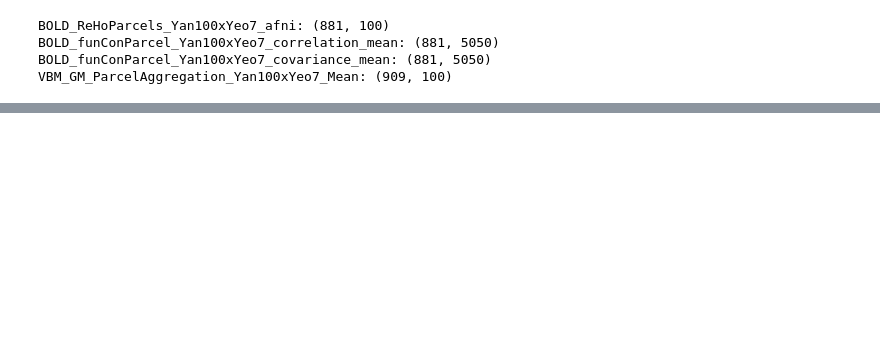
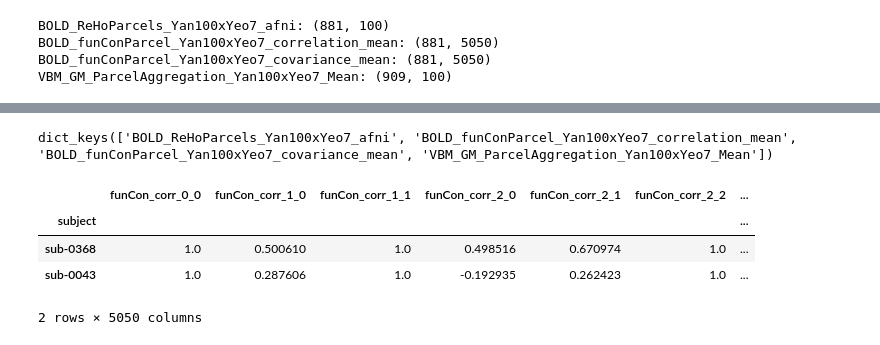
Before and after one commit to FerminT/picml, a Jupyter notebook: read_features.ipynb, the cells around one changed output, grey strips where cells are left out. Drawn from its saved outputs; the diff is of its cells as text; code cells hidden in the pictures; blank space fills up the shorter version.

```diff
--- a/read_features.ipynb
+++ b/read_features.ipynb
@@ -45,0 +125,12 @@ MultiIndex([('sub-0368',),
+# %%
+features.keys()
+# %% [output]
+dict_keys(['BOLD_ReHoParcels_Yan100xYeo7_afni', 'BOLD_funConParcel_Yan100xYeo7_correlation_mean', 'BOLD_funConParcel_Yan100xYeo7_covariance_mean', 'VBM_GM_ParcelAggregation_Yan100xYeo7_Mean'])
+# %%
+features['BOLD_funConParcel_Yan100xYeo7_correlation_mean'].head(2)
+# %% [output]
+|  | funCon_corr_0_0 | funCon_corr_1_0 | funCon_corr_1_1 | funCon_corr_2_0 | funCon_corr_2_1 | funCon_corr_2_2 | ... |
+| subject |  |  |  |  |  |  | ... |
+| sub-0368 | 1.0 | 0.500610 | 1.0 | 0.498516 | 0.670974 | 1.0 | ... |
+| sub-0043 | 1.0 | 0.287606 | 1.0 | -0.192935 | 0.262423 | 1.0 | ... |
+2 rows × 5050 columns
```
Also changed, not shown: parts of 4 cells of this notebook, 1 other file.
